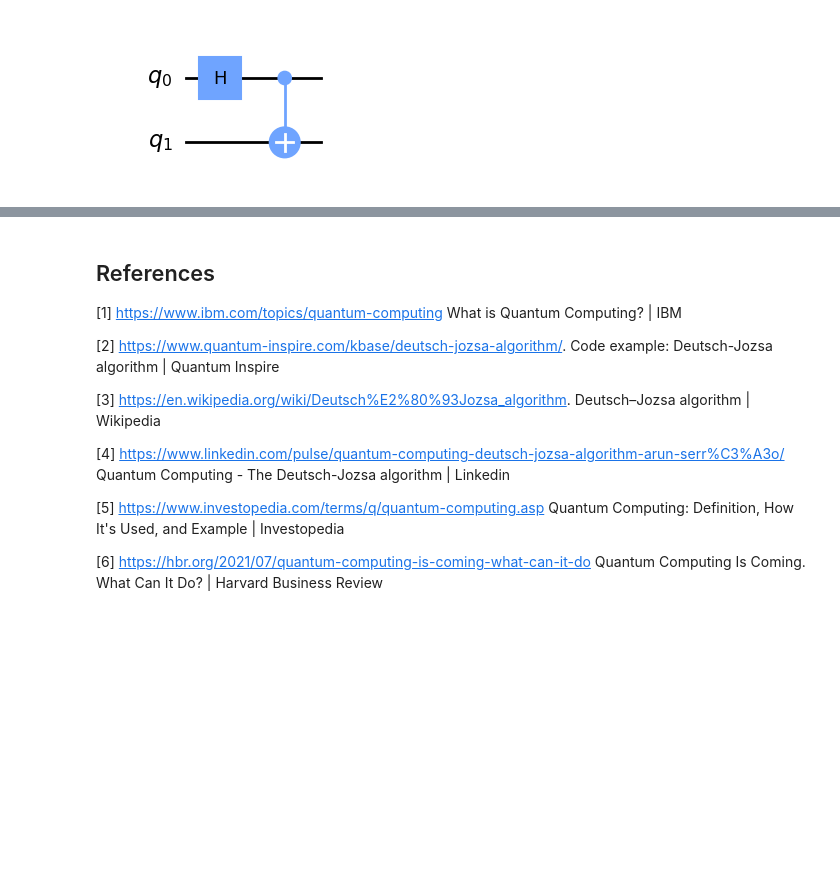
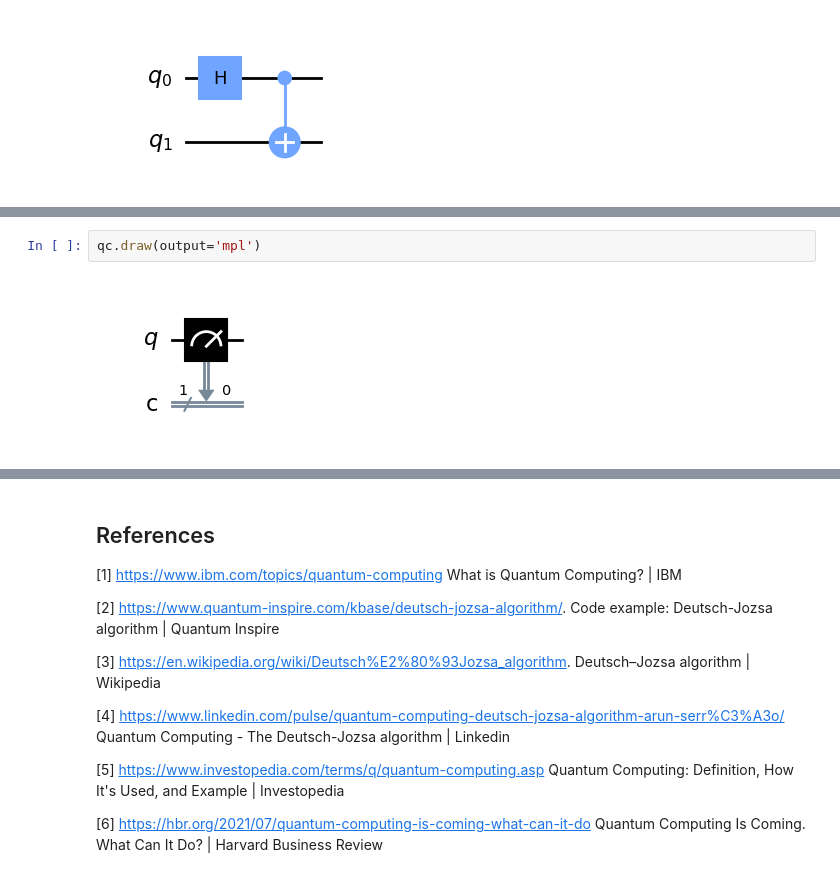
Before and after one commit to davidamankwah/Emerging_Technology, a Jupyter notebook: notebooks/project.ipynb, the cells around one changed output, grey strips where cells are left out. Cells and saved outputs as stored; diff of their text form; blank space fills up the shorter version.

```diff
--- a/notebooks/project.ipynb
+++ b/notebooks/project.ipynb
@@ -54,0 +74,4 @@ qc.draw('mpl')
+# %%
+qc.draw(output='mpl')
+# %% [output]
+[figure, added]
```
Also changed, not shown: parts of 9 cells of this notebook, 1 other file.
